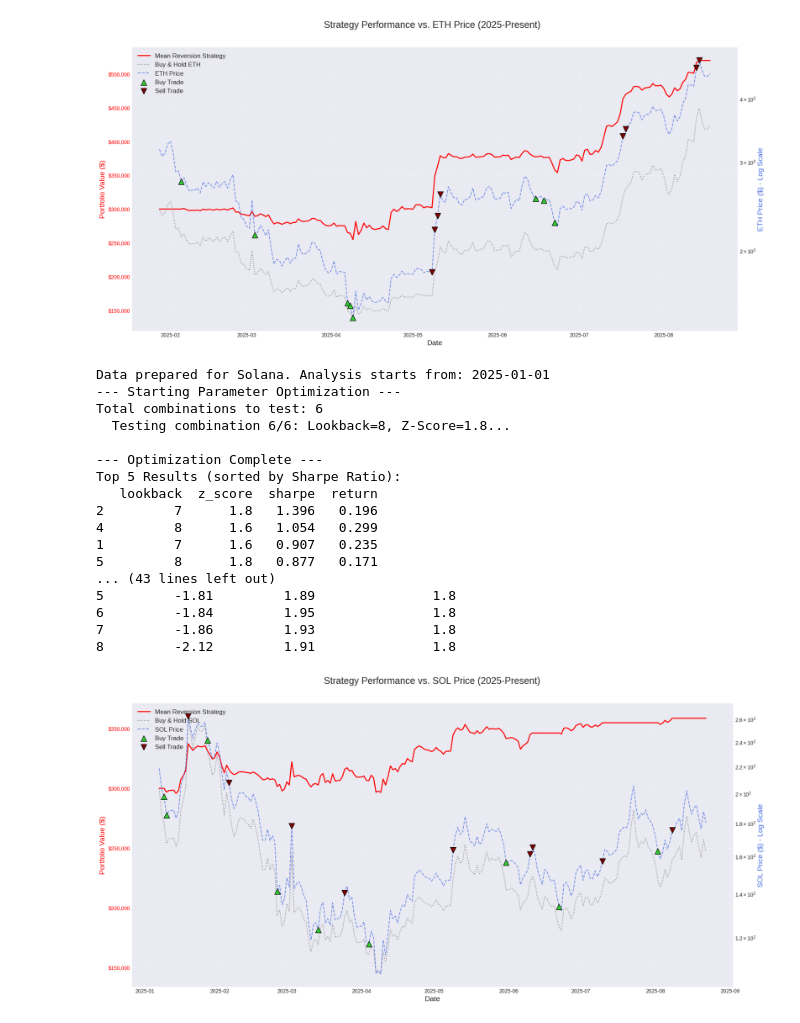
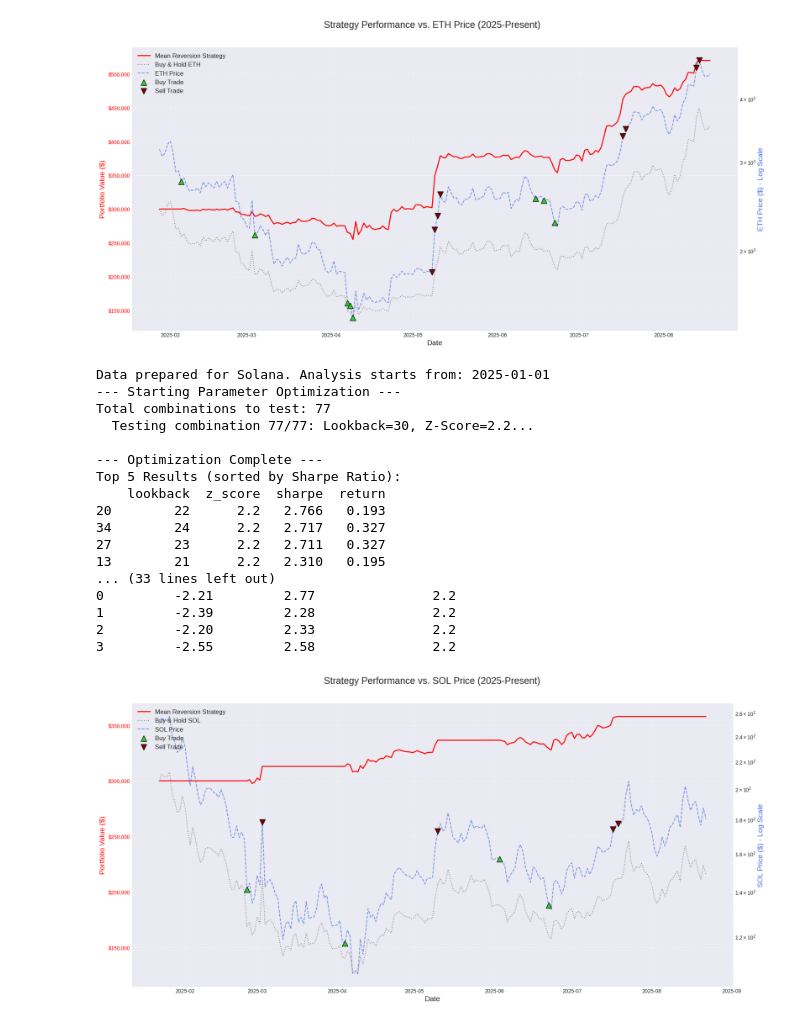
Before and after one commit to kiranash88/temp, a Jupyter notebook: Mcap_TVL ratio.ipynb, the cells around one changed output. Drawn from its saved outputs; the diff is of its cells as text; code cells hidden in the pictures.

```diff
--- a/Mcap_TVL ratio.ipynb
+++ b/Mcap_TVL ratio.ipynb
@@ -500,6 +500,9 @@ import requests
 import matplotlib.pyplot as plt
 import numpy as np
 import itertools
+
+
+# 2) SOL TVL
 
 # --- MODIFIED: Data Loading Function for the new Excel format ---
 def get_mcap_from_excel(file_name: str):
@@ -747,7 +750,7 @@ if __name__ == '__main__':
         opt_lookback, opt_z_score = run_optimization(
             df=df_2025_onwards, capital=INITIAL_CAPITAL, trade_amt=FIXED_TRADE_AMOUNT,
             cost=TRANSACTION_COST, stop_loss=STOP_LOSS_PERCENTAGE,
-            lookback_range=(7, 8, 1), z_score_range=(1.4, 1.6, 0.2)
+            lookback_range=(20, 30, 1), z_score_range=(1.0, 2.0, 0.2)
         )
 
         if opt_lookback is not None and opt_z_score is not None:
@@ -782,43 +785,43 @@ if __name__ == '__main__':
                     closed_trades.to_excel(excel_filename, index=False, columns=export_cols)
                     print(f"\nSuccessfully exported detailed trade log to '{excel_filename}'")
                 except Exception as e:
                     print(f"\nError exporting to Excel: {e}")
 
                 print("\n--- Detailed Trade Log (Console Display) ---")
                 display_trades = closed_trades.copy()
                 pd.set_option('display.max_rows', 100)
                 display_trades['entry_date'] = display_trades['entry_date'].dt.strftime('%Y-%m-%d')
                 display_trades['exit_date'] = display_trades['exit_date'].dt.strftime('%Y-%m-%d')
                 display_trades['pnl'] = display_trades['pnl'].map('${:,.2f}'.format)
                 display_trades['entry_price'] = display_trades['entry_price'].map('{:,.2f}'.format)
                 display_trades['exit_price'] = display_trades['exit_price'].map('{:,.2f}'.format)
                 display_trades['entry_z_score'] = display_trades['entry_z_score'].map('{:.2f}'.format)
                 display_trades['exit_z_score'] = display_trades['exit_z_score'].map('{:.2f}'.format)
                 display_trades['z_score_threshold'] = display_trades['z_score_threshold'].map('{:.1f}'.format)
 
                 print(display_trades[export_cols])
 
             final_engine.plot_results(final_performance)
         else:
             print("\nCould not run final backtest as no optimal parameters were determined.")
     else:
         print("\nCould not proceed due to data fetching errors.")
 # %% [output]
 Data prepared for Solana. Analysis starts from: 2025-01-01
 --- Starting Parameter Optimization ---
-Total combinations to test: 6
-  Testing combination 6/6: Lookback=8, Z-Score=1.8...
+Total combinations to test: 77
+  Testing combination 77/77: Lookback=30, Z-Score=2.2...
 
 --- Optimization Complete ---
 Top 5 Results (sorted by Sharpe Ratio):
-   lookback  z_score  sharpe  return
-2         7      1.8   1.396   0.196
-4         8      1.6   1.054   0.299
-1         7      1.6   0.907   0.235
-5         8      1.8   0.877   0.171
-... (43 lines left out)
-5         -1.81         1.89               1.8
-6         -1.84         1.95               1.8
-7         -1.86         1.93               1.8
-8         -2.12         1.91               1.8
+    lookback  z_score  sharpe  return
+20        22      2.2   2.766   0.193
+34        24      2.2   2.717   0.327
+27        23      2.2   2.711   0.327
+13        21      2.2   2.310   0.195
+... (33 lines left out)
+0         -2.21         2.77               2.2
+1         -2.39         2.28               2.2
+2         -2.20         2.33               2.2
+3         -2.55         2.58               2.2
-[figure, old version]
+[figure, new version]
```
Also changed, not shown: parts of 1 cell of this notebook.
